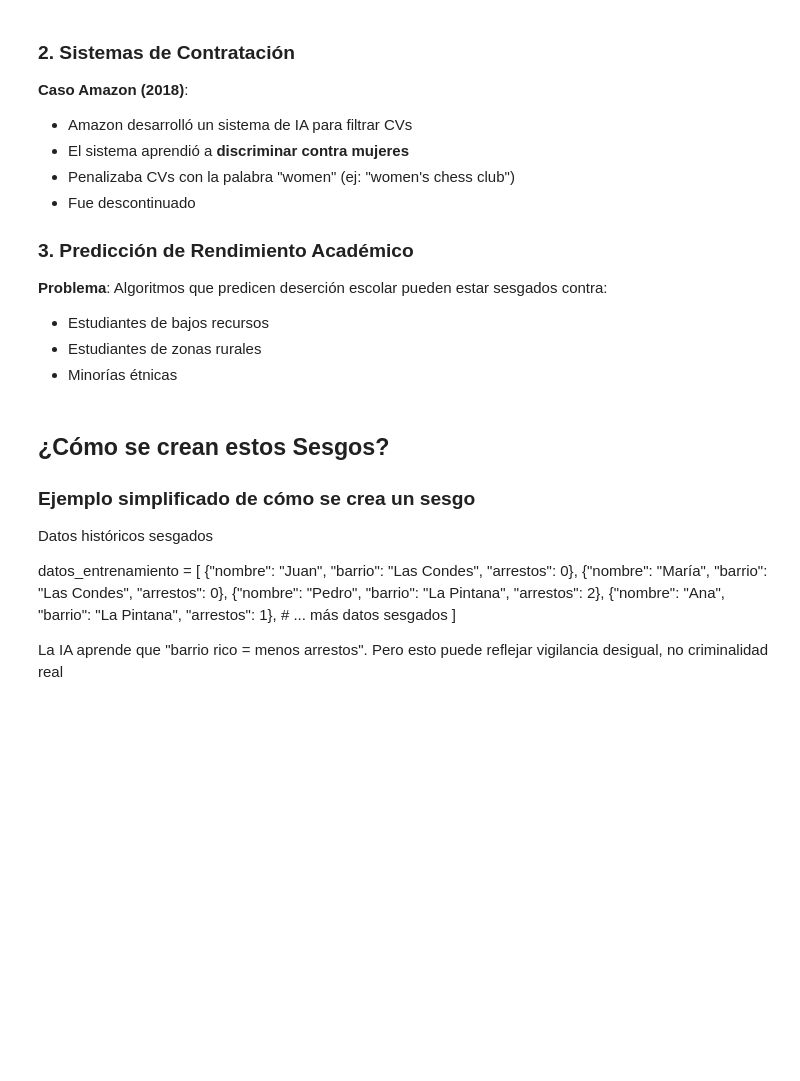
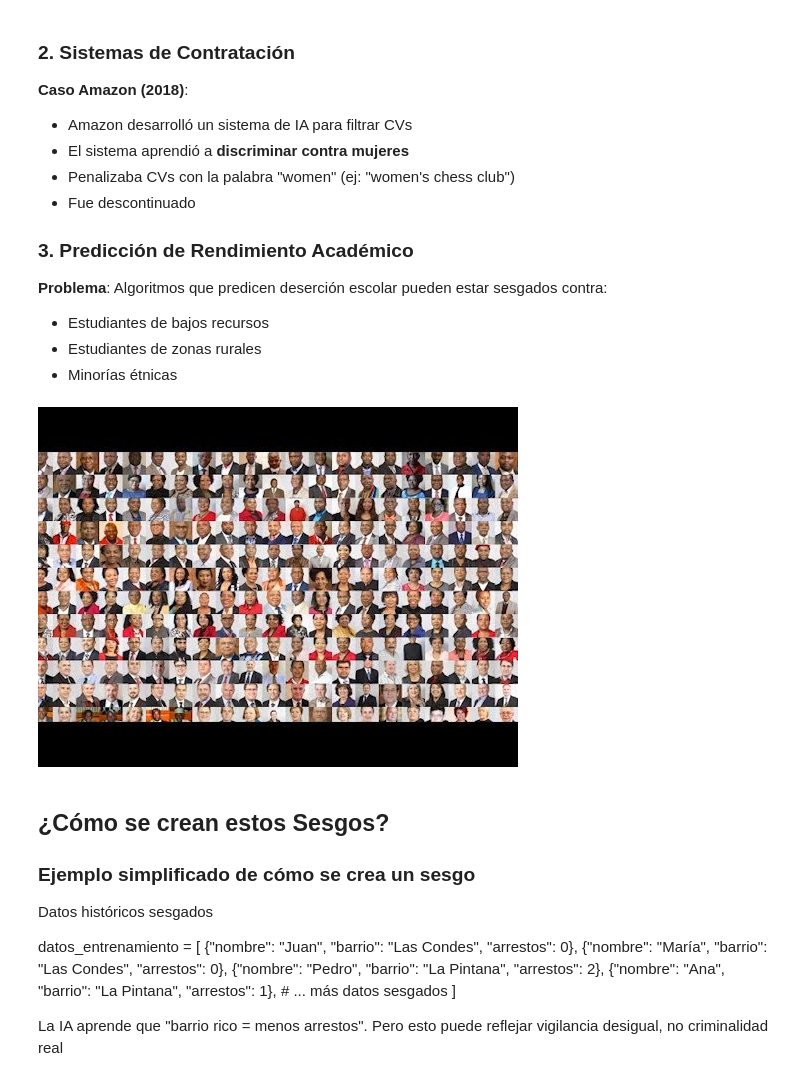
Before and after one commit to ClaudioRojasMon/apuntes_2025, a Jupyter notebook: Sesgos.ipynb, the cells around one changed output. Saved outputs shown, nothing was run; the diff lists cells and outputs as text; code cells hidden in the pictures; blank space fills up the shorter version.

```diff
--- a/Sesgos.ipynb
+++ b/Sesgos.ipynb
@@ -87,6 +92,11 @@ En **2016**, una investigación de **ProPublica** reveló que COMPAS era **racia
 - Estudiantes de bajos recursos
 - Estudiantes de zonas rurales
 - Minorías étnicas
+# %%
+from IPython.display import YouTubeVideo
+YouTubeVideo('TWWsW1w-BVo', width=800, height=450)
+# %% [output]
+[figure, added]
 # %% [markdown]
 ## ¿Cómo se crean estos Sesgos?
 
```
Also changed, not shown: parts of 8 cells of this notebook, 13 other files.
